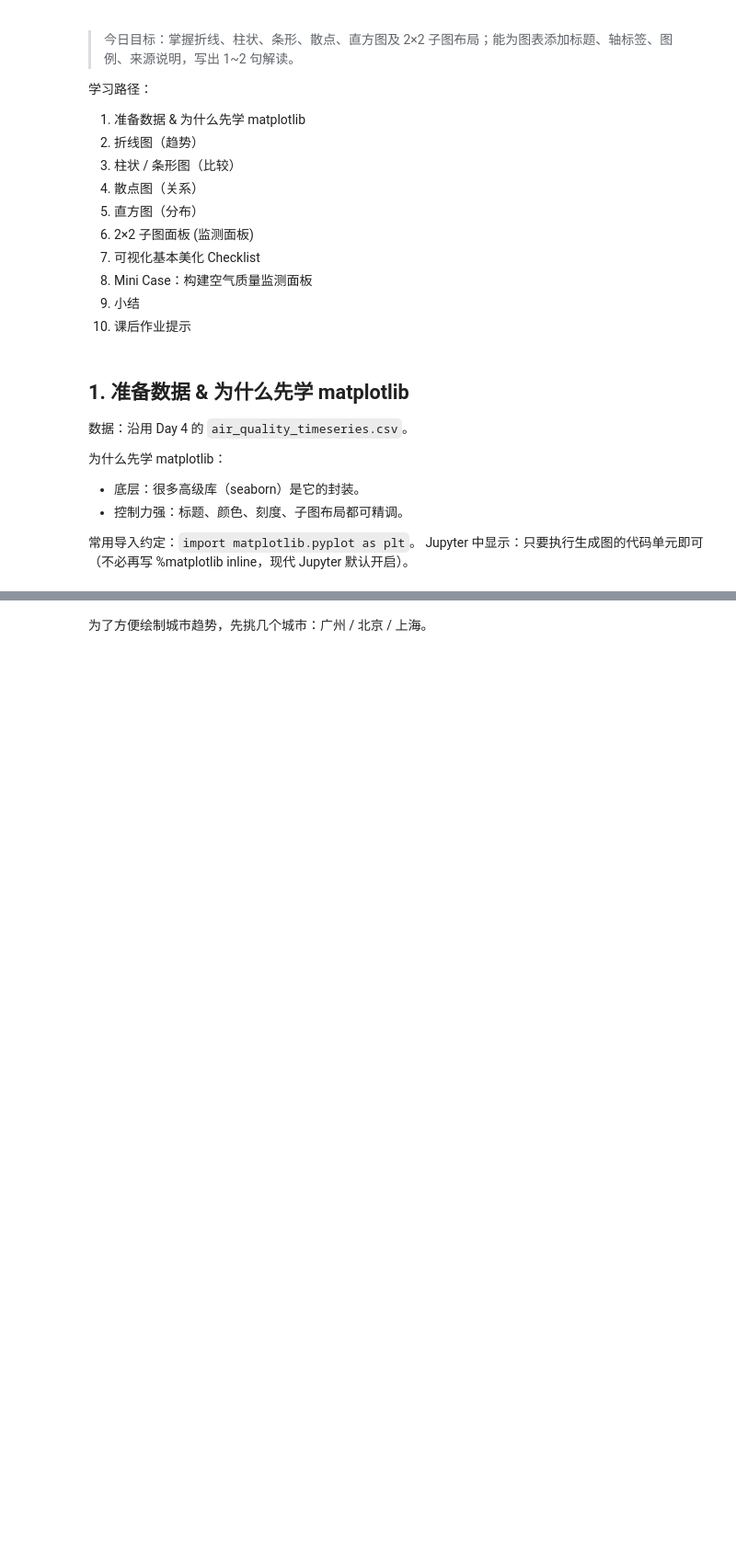
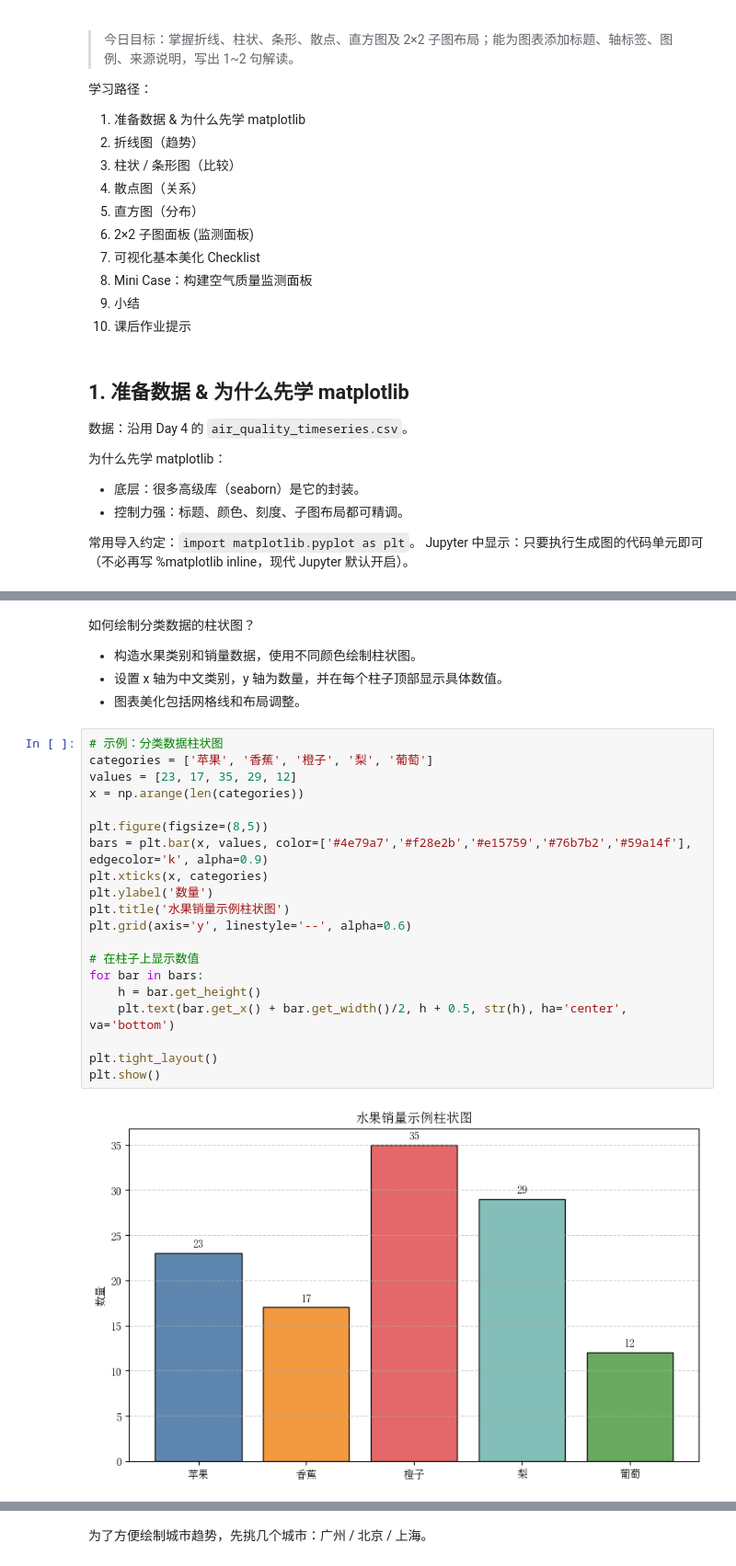
Before and after one commit to zhouxzh/python-data-analysis, a Jupyter notebook: notebooks/Day05_visualization.ipynb, the cells around one changed output, grey strips where cells are left out. Shown at 92% size. Drawn from its saved outputs; the diff is of its cells as text; blank space fills up the shorter version.

```diff
--- a/notebooks/Day05_visualization.ipynb
+++ b/notebooks/Day05_visualization.ipynb
@@ -26,0 +94,27 @@ Jupyter 中显示：只要执行生成图的代码单元即可（不必再写 %m
+# %% [markdown]
+如何绘制分类数据的柱状图？
+- 构造水果类别和销量数据，使用不同颜色绘制柱状图。
+- 设置 x 轴为中文类别，y 轴为数量，并在每个柱子顶部显示具体数值。
+- 图表美化包括网格线和布局调整。
+# %%
+# 示例：分类数据柱状图
+categories = ['苹果', '香蕉', '橙子', '梨', '葡萄']
+values = [23, 17, 35, 29, 12]
+x = np.arange(len(categories))
+
+plt.figure(figsize=(8,5))
+bars = plt.bar(x, values, color=['#4e79a7','#f28e2b','#e15759','#76b7b2','#59a14f'], edgecolor='k', alpha=0.9)
+plt.xticks(x, categories)
+plt.ylabel('数量')
+plt.title('水果销量示例柱状图')
+plt.grid(axis='y', linestyle='--', alpha=0.6)
+
+# 在柱子上显示数值
+for bar in bars:
+    h = bar.get_height()
+    plt.text(bar.get_x() + bar.get_width()/2, h + 0.5, str(h), ha='center', va='bottom')
+
+plt.tight_layout()
+plt.show()
+# %% [output]
+[figure, added]
```
Also changed, not shown: parts of 24 cells of this notebook, 14 other files.
